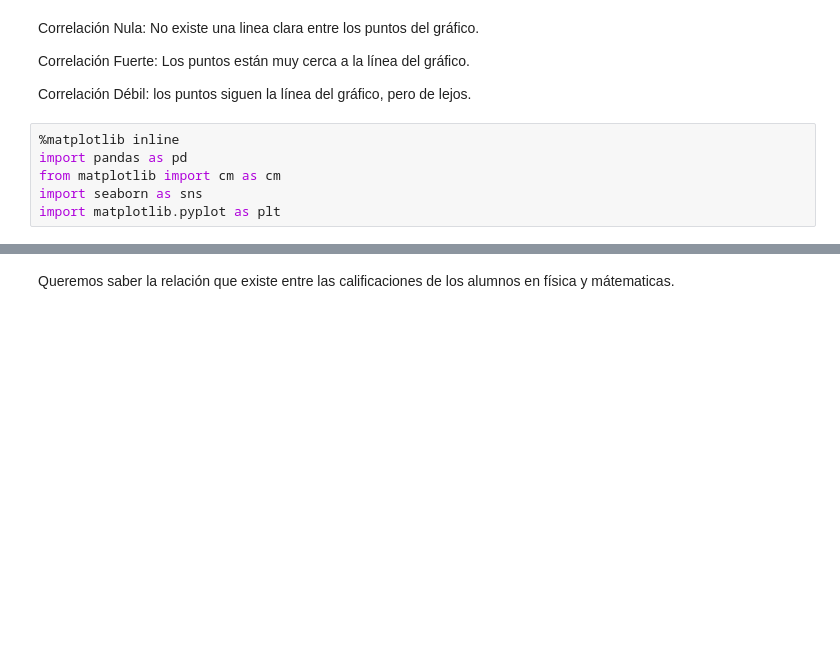
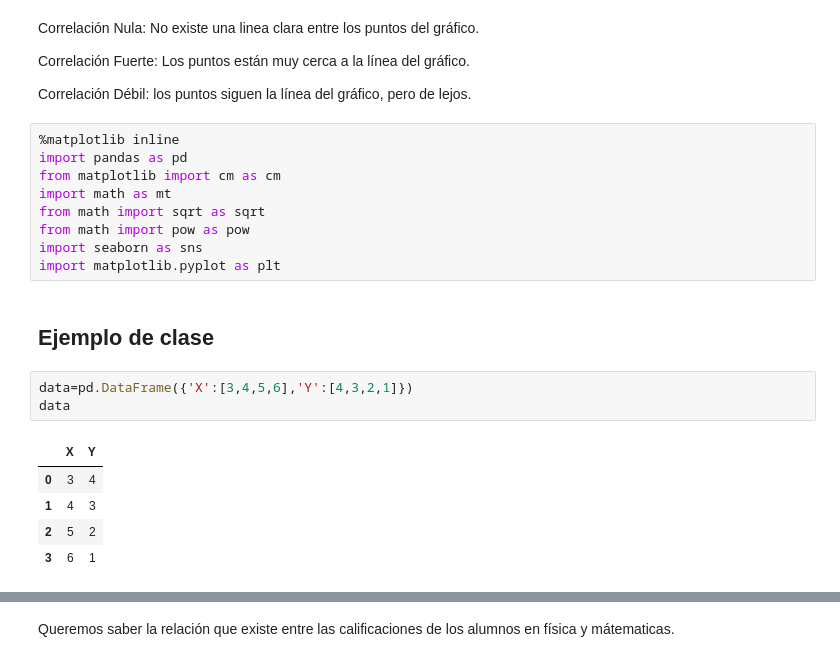
Before and after one commit to MNihil/Platzi, a Jupyter notebook: Curso de Estadistica/Tipos de Correlación y Covarianza.ipynb, the cells around one changed output, grey strips where cells are left out. Cells and saved outputs as stored; diff of their text form; blank space fills up the shorter version.

Commit message:
Coeficientes de Correlación
Actualización de clase de coeficientes de correlación con ejemplos

```diff
--- a/Curso de Estadistica/Tipos de Correlación y Covarianza.ipynb
+++ b/Curso de Estadistica/Tipos de Correlación y Covarianza.ipynb
@@ -18,5 +18,19 @@ Correlación Débil: los puntos siguen la línea del gráfico, pero de lejos.
 %matplotlib inline
 import pandas as pd
 from matplotlib import cm as cm
+import math as mt
+from math import sqrt as sqrt
+from math import pow as pow
 import seaborn as sns
 import matplotlib.pyplot as plt
+# %% [markdown]
+## Ejemplo de clase
+# %%
+data=pd.DataFrame({'X':[3,4,5,6],'Y':[4,3,2,1]})
+data
+# %% [output]
+|  | X | Y |
+| 0 | 3 | 4 |
+| 1 | 4 | 3 |
+| 2 | 5 | 2 |
+| 3 | 6 | 1 |
```
Also changed, not shown: parts of 11 cells of this notebook.
